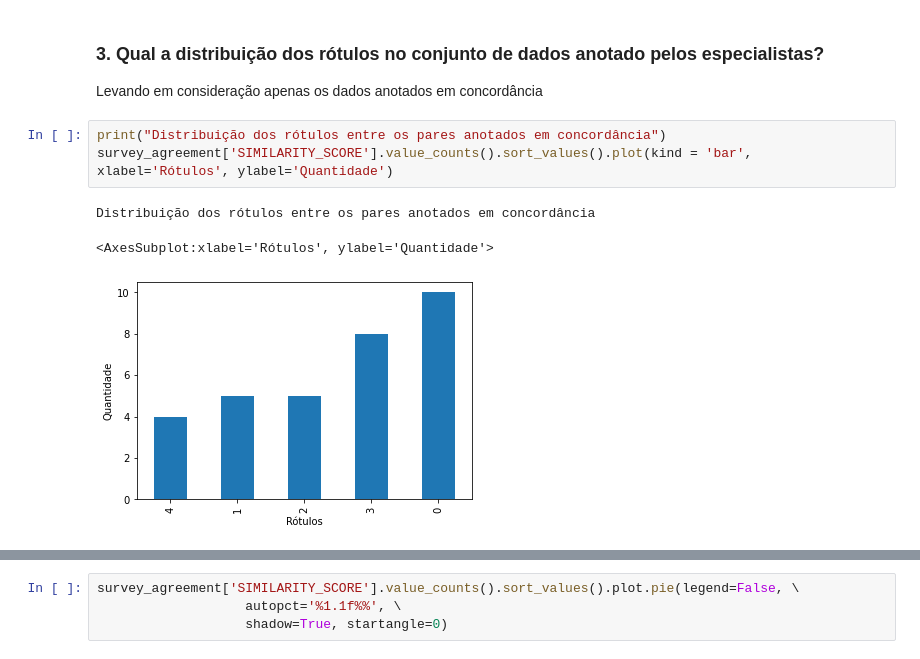
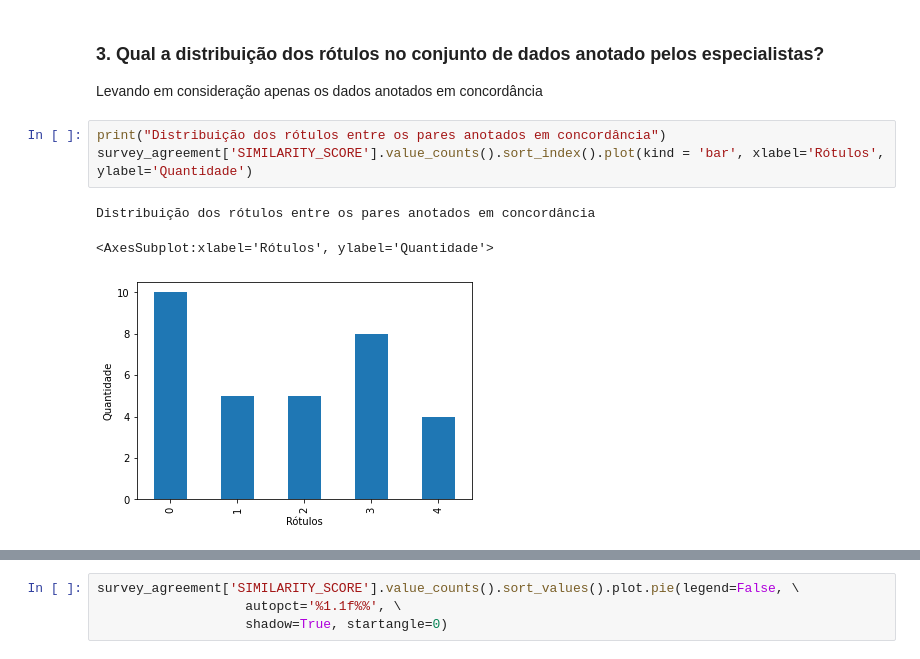
Before and after one commit to danieljunior/jidm, a Jupyter notebook: Data Analysis.ipynb, the cells around one changed output, grey strips where cells are left out. Drawn from its saved outputs; the diff is of its cells as text.

```diff
--- a/Data Analysis.ipynb
+++ b/Data Analysis.ipynb
@@ -212,8 +235,8 @@ dtype: int64
 Levando em consideração apenas os dados anotados em concordância
 # %%
 print("Distribuição dos rótulos entre os pares anotados em concordância")
-survey_agreement['SIMILARITY_SCORE'].value_counts().sort_values().plot(kind = 'bar', xlabel='Rótulos', ylabel='Quantidade')
+survey_agreement['SIMILARITY_SCORE'].value_counts().sort_index().plot(kind = 'bar', xlabel='Rótulos', ylabel='Quantidade')
 # %% [output]
 Distribuição dos rótulos entre os pares anotados em concordância
 <AxesSubplot:xlabel='Rótulos', ylabel='Quantidade'>
-[figure, old version]
+[figure, new version]
```
Also changed, not shown: parts of 5 cells of this notebook.
